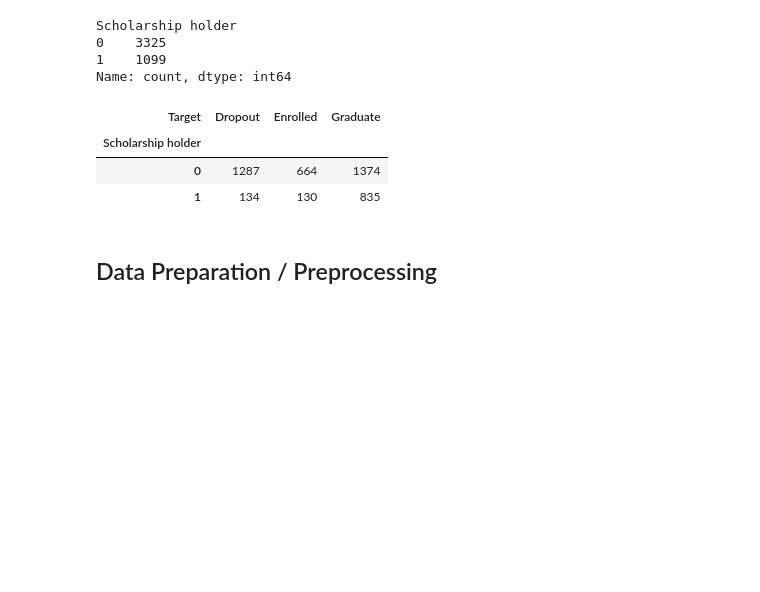
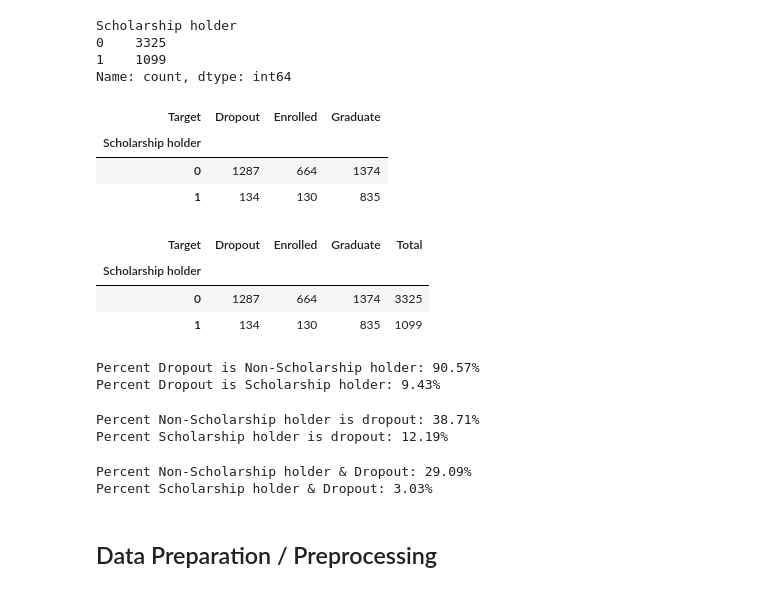
Before and after one commit to Sulbae/Student-s-Performances-Dashboard, a Jupyter notebook: notebook.ipynb, the cells around one changed output. Cells and saved outputs as stored; diff of their text form; code cells hidden in the pictures; blank space fills up the shorter version.

```diff
--- a/notebook.ipynb
+++ b/notebook.ipynb
@@ -809,6 +809,40 @@ scholarship_df
 | Scholarship holder |  |  |  |
 | 0 | 1287 | 664 | 1374 |
 | 1 | 134 | 130 | 835 |
+# %%
+scholarship_df['Total'] = scholarship_df.sum(axis=1)
+
+scholarship_df
+# %% [output]
+| Target | Dropout | Enrolled | Graduate | Total |
+| Scholarship holder |  |  |  |  |
+| 0 | 1287 | 664 | 1374 | 3325 |
+| 1 | 134 | 130 | 835 | 1099 |
+# %%
+# Efektifitas program Scholarship terhadap Dropout
+print(f"Percent Dropout is Non-Scholarship holder: {scholarship_df['Dropout'].loc[0] / scholarship_df['Dropout'].sum() * 100:.2f}%")
+print(f"Percent Dropout is Scholarship holder: {scholarship_df['Dropout'].loc[1] / scholarship_df['Dropout'].sum() * 100:.2f}%")
+# %% [output]
+Percent Dropout is Non-Scholarship holder: 90.57%
+Percent Dropout is Scholarship holder: 9.43%
+# %%
+# Tingkat risiko Dropout pada mahasiswa yang bukan scholarship holder
+print(f"Percent Non-Scholarship holder is dropout: {scholarship_df['Dropout'].loc[0] / scholarship_df['Total'].loc[0].sum() * 100:.2f}%")
+
+# Tingkat risiko Dropout pada mahasiswa yang scholarship holder
+print(f"Percent Scholarship holder is dropout: {scholarship_df['Dropout'].loc[1] / scholarship_df['Total'].loc[1].sum() * 100:.2f}%")
+# %% [output]
+Percent Non-Scholarship holder is dropout: 38.71%
+Percent Scholarship holder is dropout: 12.19%
+# %%
+# Proporsi Non-Scholarship holder + Dropout
+print(f"Percent Non-Scholarship holder & Dropout: {scholarship_df.loc[0, 'Dropout'] / scholarship_df['Total'].sum() * 100:.2f}%")
+
+# Proporsi Scholarship holder + Dropout
+print(f"Percent Scholarship holder & Dropout: {scholarship_df.loc[1, 'Dropout'] / scholarship_df['Total'].sum() * 100:.2f}%")
+# %% [output]
+Percent Non-Scholarship holder & Dropout: 29.09%
+Percent Scholarship holder & Dropout: 3.03%
 # %% [markdown]
 ## Data Preparation / Preprocessing
 # %% [markdown]
```
Also changed, not shown: 1 other file.
